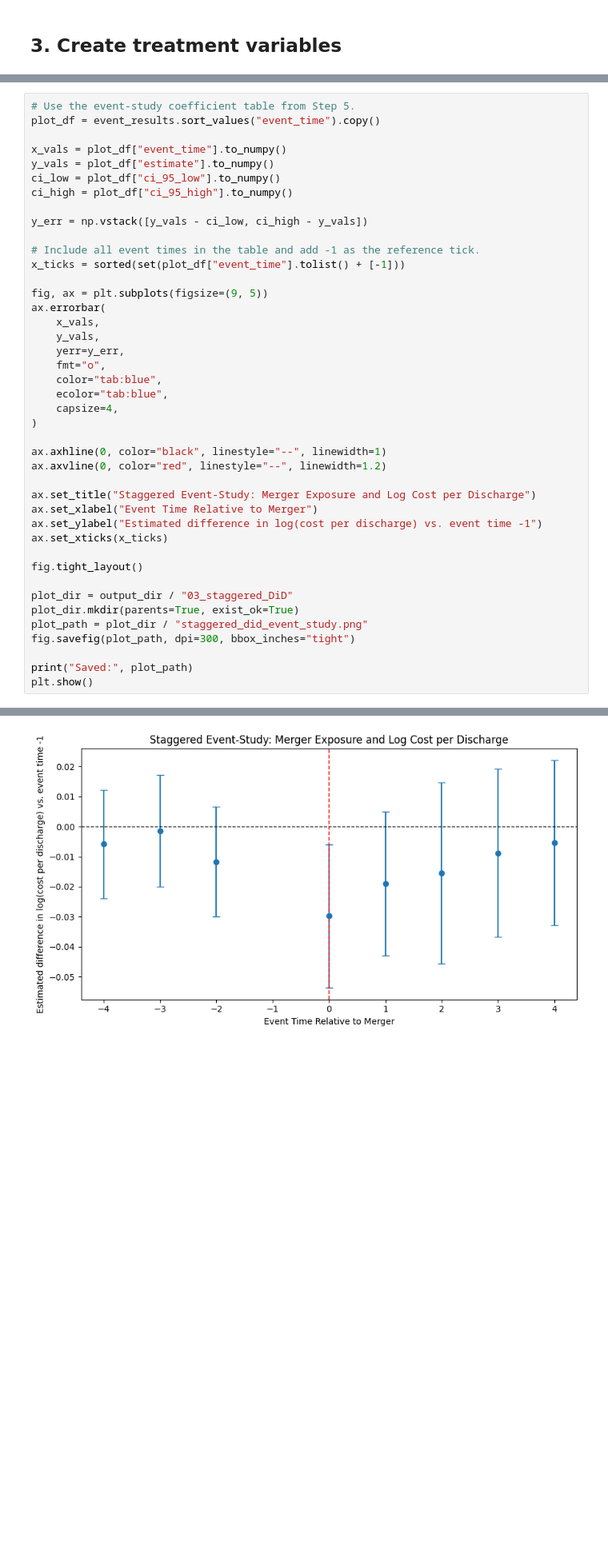
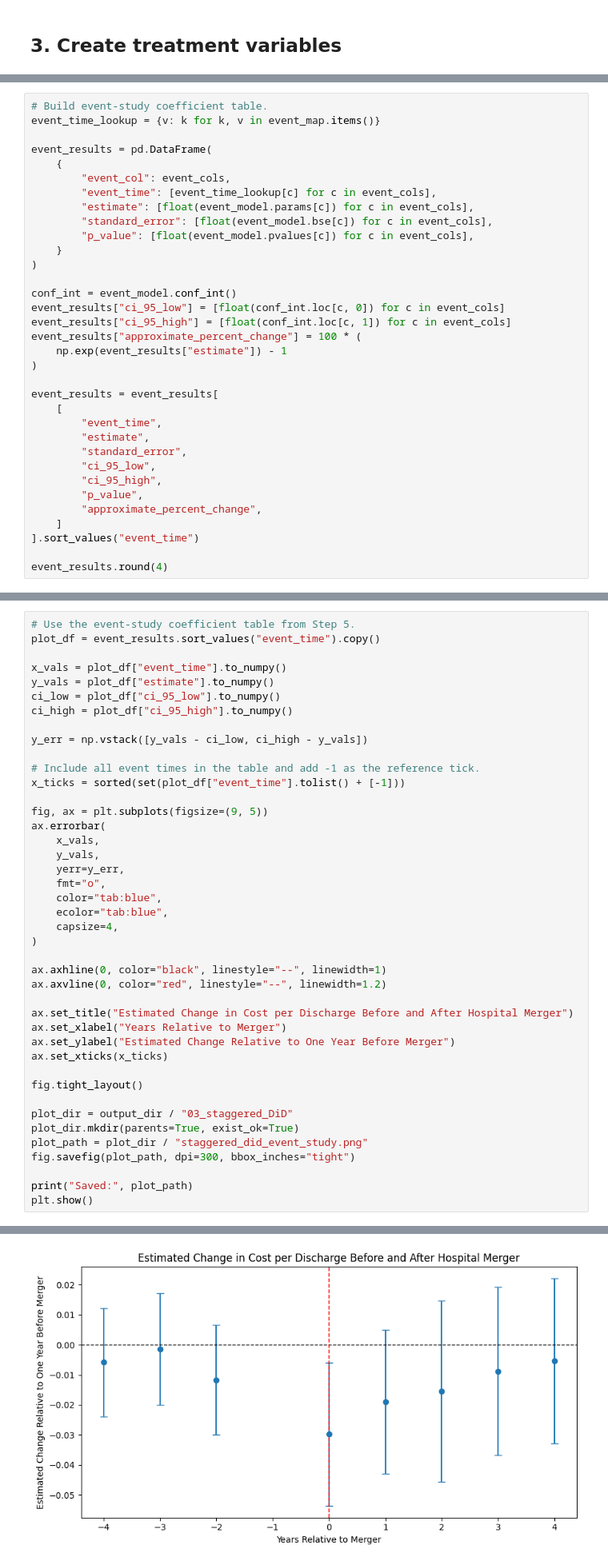
Before and after one commit to FarnooshMemari/IDS_701_final_project, a Jupyter notebook: 03_main_analysis/02_staggered_did.ipynb, the cells around one changed output, grey strips where cells are left out. Shown at 80% size. Saved outputs shown, nothing was run; the diff lists cells and outputs as text; blank space fills up the shorter version.

```diff
--- a/03_main_analysis/02_staggered_did.ipynb
+++ b/03_main_analysis/02_staggered_did.ipynb
@@ -387,0 +290,34 @@ event_results.round(4)
+# %%
+# Build event-study coefficient table.
+event_time_lookup = {v: k for k, v in event_map.items()}
+
+event_results = pd.DataFrame(
+    {
+        "event_col": event_cols,
+        "event_time": [event_time_lookup[c] for c in event_cols],
+        "estimate": [float(event_model.params[c]) for c in event_cols],
+        "standard_error": [float(event_model.bse[c]) for c in event_cols],
+        "p_value": [float(event_model.pvalues[c]) for c in event_cols],
+    }
+)
+
+conf_int = event_model.conf_int()
+event_results["ci_95_low"] = [float(conf_int.loc[c, 0]) for c in event_cols]
+event_results["ci_95_high"] = [float(conf_int.loc[c, 1]) for c in event_cols]
+event_results["approximate_percent_change"] = 100 * (
+    np.exp(event_results["estimate"]) - 1
+)
+
+event_results = event_results[
+    [
+        "event_time",
+        "estimate",
+        "standard_error",
+        "ci_95_low",
+        "ci_95_high",
+        "p_value",
+        "approximate_percent_change",
+    ]
+].sort_values("event_time")
+
+event_results.round(4)
@@ -411,37 +357,37 @@ y_err = np.vstack([y_vals - ci_low, ci_high - y_vals])
 # Include all event times in the table and add -1 as the reference tick.
 x_ticks = sorted(set(plot_df["event_time"].tolist() + [-1]))
 
 fig, ax = plt.subplots(figsize=(9, 5))
 ax.errorbar(
     x_vals,
     y_vals,
     yerr=y_err,
     fmt="o",
     color="tab:blue",
     ecolor="tab:blue",
     capsize=4,
 )
 
 ax.axhline(0, color="black", linestyle="--", linewidth=1)
 ax.axvline(0, color="red", linestyle="--", linewidth=1.2)
 
-ax.set_title("Staggered Event-Study: Merger Exposure and Log Cost per Discharge")
-ax.set_xlabel("Event Time Relative to Merger")
-ax.set_ylabel("Estimated difference in log(cost per discharge) vs. event time -1")
+ax.set_title("Estimated Change in Cost per Discharge Before and After Hospital Merger")
+ax.set_xlabel("Years Relative to Merger")
+ax.set_ylabel("Estimated Change Relative to One Year Before Merger")
 ax.set_xticks(x_ticks)
 
 fig.tight_layout()
 
 plot_dir = output_dir / "03_staggered_DiD"
 plot_dir.mkdir(parents=True, exist_ok=True)
 plot_path = plot_dir / "staggered_did_event_study.png"
 fig.savefig(plot_path, dpi=300, bbox_inches="tight")
 
 print("Saved:", plot_path)
 plt.show()
 # %% [output]
 Saved: ../04_outputs/figures/03_staggered_DiD/staggered_did_event_study.png
-[figure, old version]
+[figure, new version]
 # %% [markdown]
 # Interpretation
 The event-study coefficient table shows that the pre-treatment estimates at event times -4, -3, and -2 are small and not statistically significant. This is consistent with the separate parallel-trend diagnostic. The estimate at event time 0 is negative and statistically significant, suggesting that log(cost_per_discharge) is about 2.9% lower in the merger year relative to event time -1. However, the post-treatment estimates for event times 1 through 4 are not statistically significant, so the event-study does not provide strong evidence of a sustained post-merger change in cost per discharge.
```
Also changed, not shown: parts of 12 cells of this notebook.
